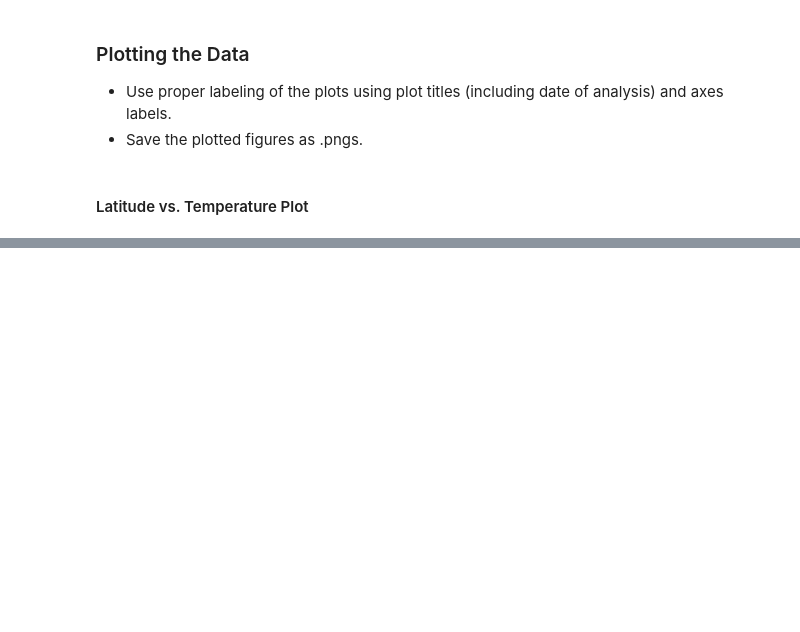
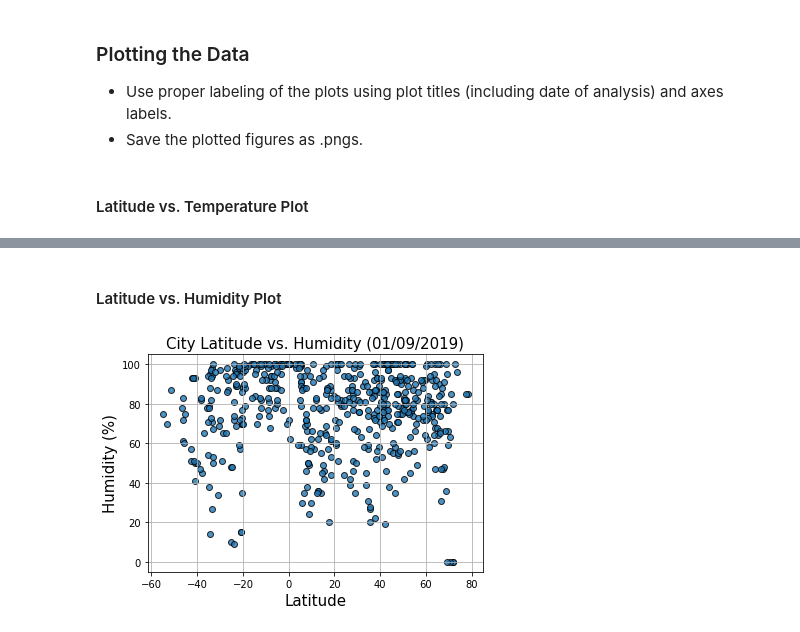
Before and after one commit to dxvo/python_api, a Jupyter notebook: WeatherPy.ipynb, the cells around one changed output, grey strips where cells are left out. Saved outputs shown, nothing was run; the diff lists cells and outputs as text; code cells hidden in the pictures; blank space fills up the shorter version.

```diff
--- a/WeatherPy.ipynb
+++ b/WeatherPy.ipynb
@@ -182,0 +188,15 @@ dtype: int64
+# %% [markdown]
+#### Latitude vs. Humidity Plot
+# %%
+plt.scatter(weather_dataframe["Lat"], weather_dataframe["Humidity"], edgecolor = 'black', alpha= 0.8)
+
+# Incorporate the other graph properties
+plt.title("City Latitude vs. Humidity (01/09/2019)", size = 15)
+plt.ylabel("Humidity (%)", size = 15)
+plt.xlabel("Latitude", size = 15)
+plt.grid(True)
+
+#Save figure
+plt.savefig("output_plot/Humidity_vs_Latitude.png")
+# %% [output]
+[figure, added]
```
Also changed, not shown: parts of 15 cells of this notebook, 4 other files.
